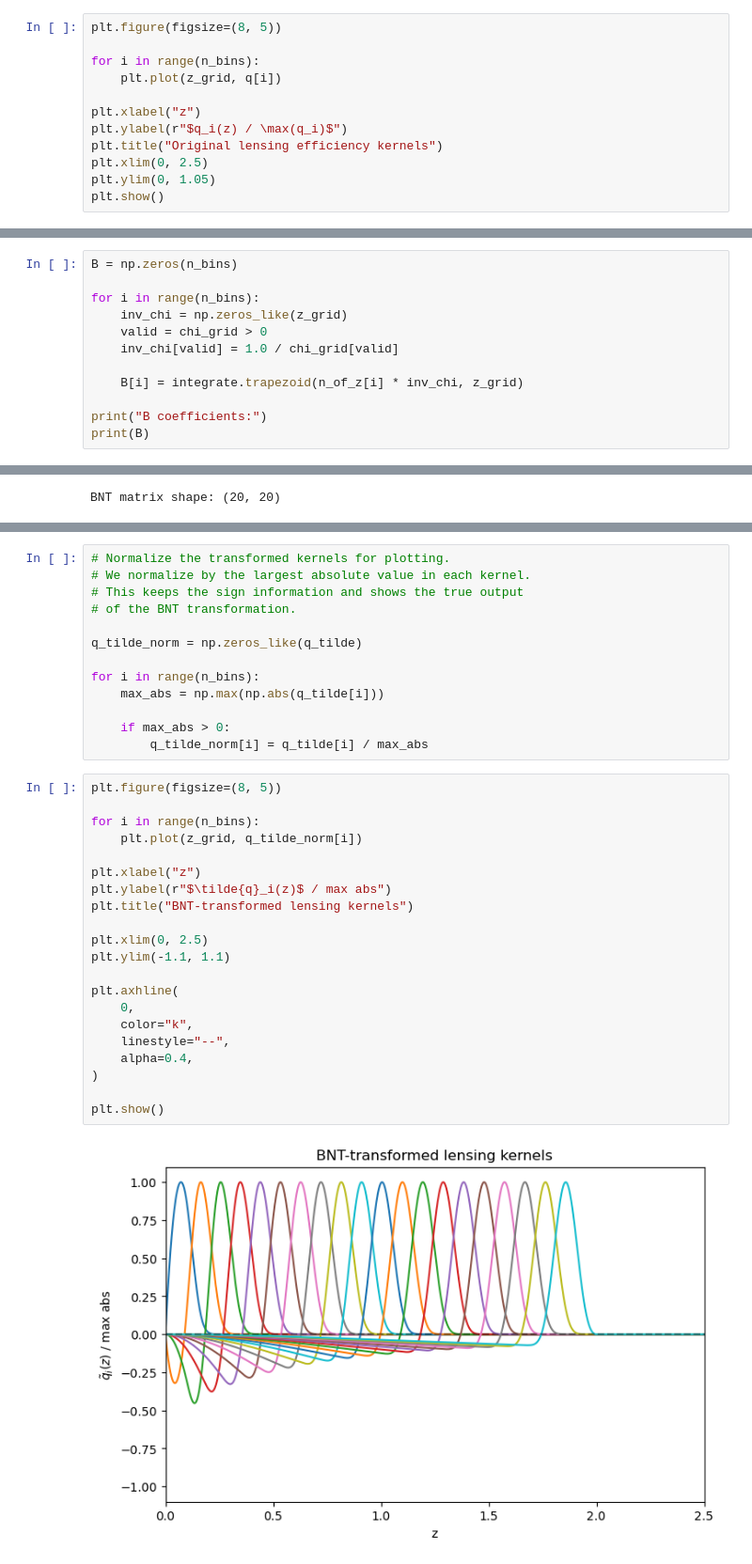
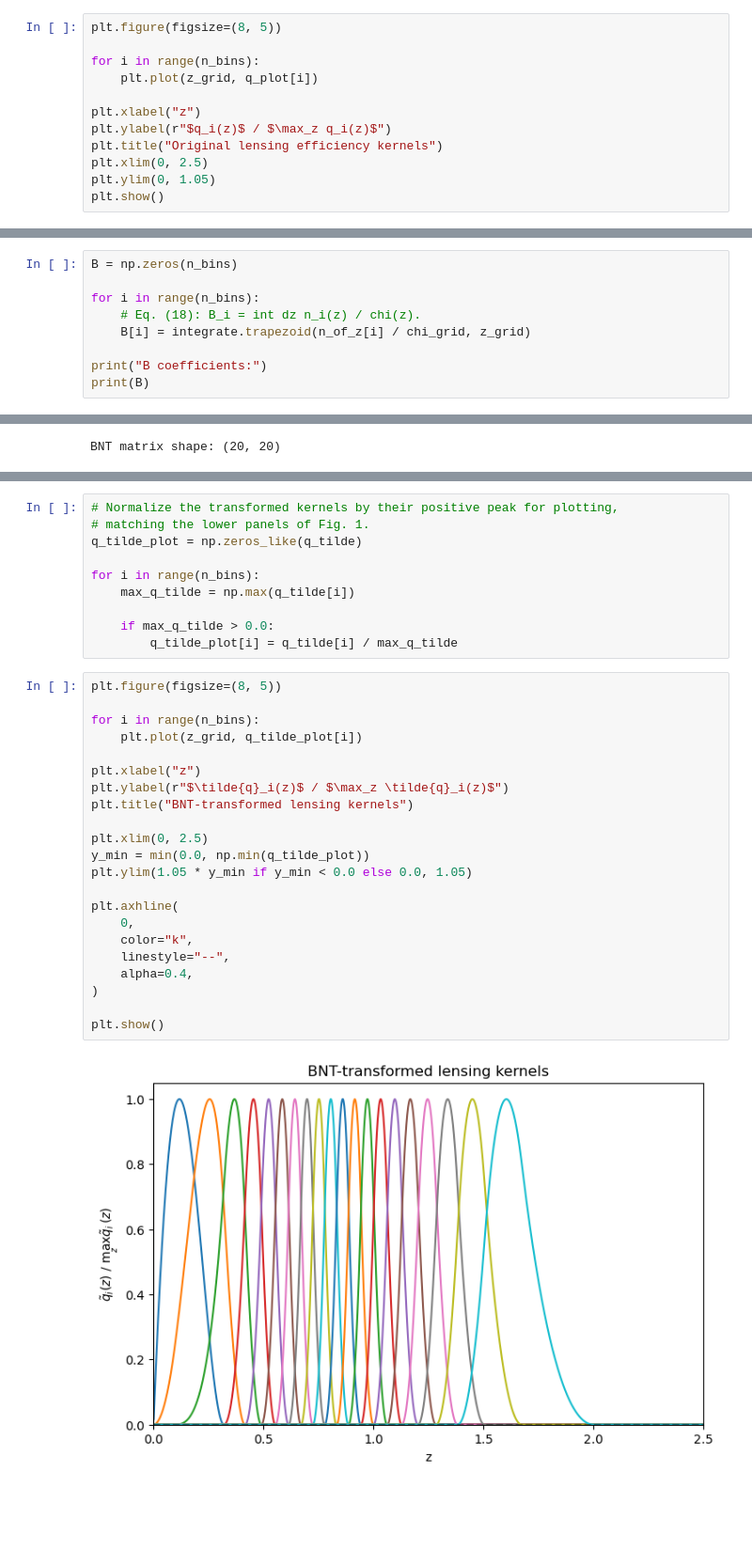
Before and after one commit to jhz7az/LSSTDP1WL, a Jupyter notebook: 20GalaxySimulation.ipynb, the cells around one changed output, grey strips where cells are left out. Shown at 94% size. Cells and saved outputs as stored; diff of their text form; blank space fills up the shorter version.

```diff
--- a/20GalaxySimulation.ipynb
+++ b/20GalaxySimulation.ipynb
@@ -122,10 +187,10 @@ for i in range(n_bins):
 plt.figure(figsize=(8, 5))
 
 for i in range(n_bins):
-    plt.plot(z_grid, q[i])
+    plt.plot(z_grid, q_plot[i])
 
 plt.xlabel("z")
-plt.ylabel(r"$q_i(z) / \max(q_i)$")
+plt.ylabel(r"$q_i(z)$ / $\max_z q_i(z)$")
 plt.title("Original lensing efficiency kernels")
 plt.xlim(0, 2.5)
 plt.ylim(0, 1.05)
@@ -136,11 +201,8 @@ plt.show()
 B = np.zeros(n_bins)
 
 for i in range(n_bins):
-    inv_chi = np.zeros_like(z_grid)
-    valid = chi_grid > 0
-    inv_chi[valid] = 1.0 / chi_grid[valid]
-
-    B[i] = integrate.trapezoid(n_of_z[i] * inv_chi, z_grid)
+    # Eq. (18): B_i = int dz n_i(z) / chi(z).
+    B[i] = integrate.trapezoid(n_of_z[i] / chi_grid, z_grid)
 
 print("B coefficients:")
 print(B)
@@ -197,40 +261,38 @@ BNT matrix shape: (20, 20)
 q_tilde = M @ q
 # %%
-# Normalize the transformed kernels for plotting.
-# We normalize by the largest absolute value in each kernel.
-# This keeps the sign information and shows the true output
-# of the BNT transformation.
-
-q_tilde_norm = np.zeros_like(q_tilde)
+# Normalize the transformed kernels by their positive peak for plotting,
+# matching the lower panels of Fig. 1.
+q_tilde_plot = np.zeros_like(q_tilde)
 
 for i in range(n_bins):
-    max_abs = np.max(np.abs(q_tilde[i]))
+    max_q_tilde = np.max(q_tilde[i])
 
-    if max_abs > 0:
-        q_tilde_norm[i] = q_tilde[i] / max_abs
+    if max_q_tilde > 0.0:
+        q_tilde_plot[i] = q_tilde[i] / max_q_tilde
 # %%
 plt.figure(figsize=(8, 5))
 
 for i in range(n_bins):
-    plt.plot(z_grid, q_tilde_norm[i])
+    plt.plot(z_grid, q_tilde_plot[i])
 
 plt.xlabel("z")
-plt.ylabel(r"$\tilde{q}_i(z)$ / max abs")
+plt.ylabel(r"$\tilde{q}_i(z)$ / $\max_z \tilde{q}_i(z)$")
 plt.title("BNT-transformed lensing kernels")
 
 plt.xlim(0, 2.5)
-plt.ylim(-1.1, 1.1)
+y_min = min(0.0, np.min(q_tilde_plot))
+plt.ylim(1.05 * y_min if y_min < 0.0 else 0.0, 1.05)
 
 plt.axhline(
     0,
     color="k",
     linestyle="--",
     alpha=0.4,
 )
 
 plt.show()
 # %% [output]
-[figure, old version]
+[figure, new version]
 # %%
 fig, axs = plt.subplots(
     nrows=1,
```
Also changed, not shown: parts of 12 cells of this notebook.
